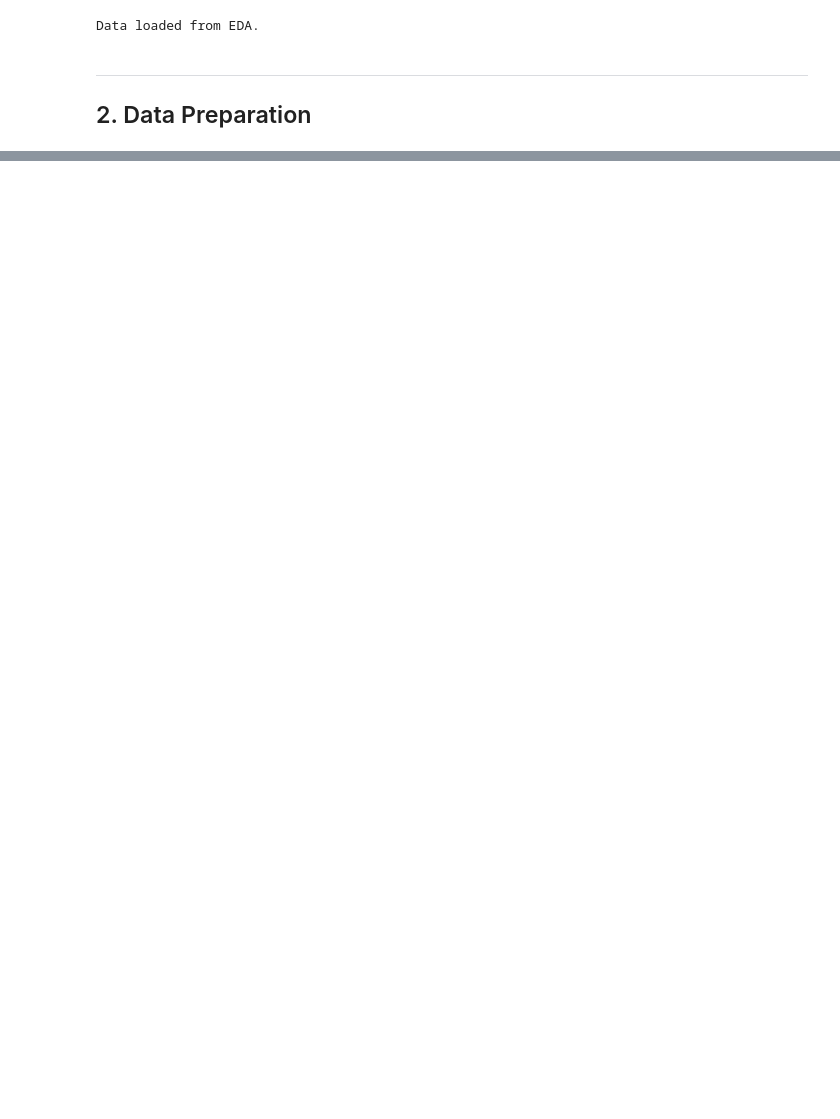
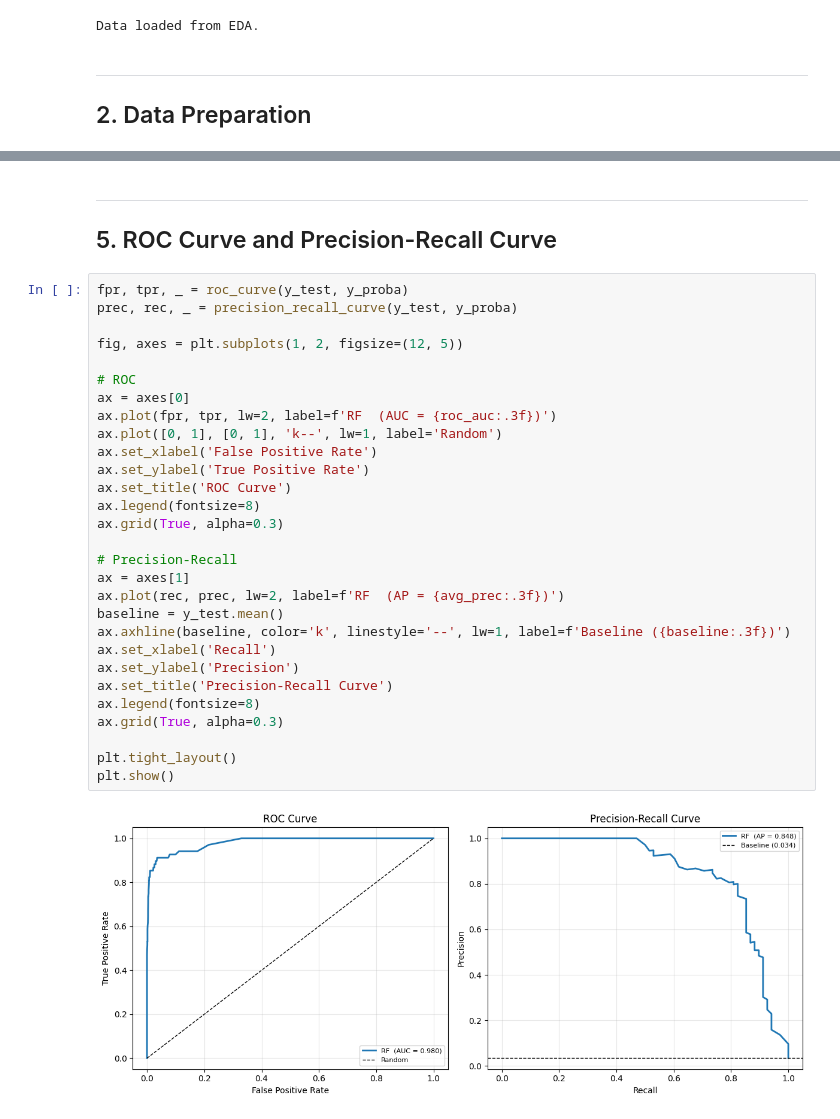
Before and after one commit to hadoyyo/Machine-Predictive-Maintenance-Expert-System, a Jupyter notebook: rf_model.ipynb, the cells around one changed output, grey strips where cells are left out. Cells and saved outputs as stored; diff of their text form; blank space fills up the shorter version.

```diff
--- a/rf_model.ipynb
+++ b/rf_model.ipynb
@@ -46,0 +106,34 @@ Features: 8
+# %% [markdown]
+---
+## 5. ROC Curve and Precision-Recall Curve
+# %%
+fpr, tpr, _ = roc_curve(y_test, y_proba)
+prec, rec, _ = precision_recall_curve(y_test, y_proba)
+
+fig, axes = plt.subplots(1, 2, figsize=(12, 5))
+
+# ROC
+ax = axes[0]
+ax.plot(fpr, tpr, lw=2, label=f'RF  (AUC = {roc_auc:.3f})')
+ax.plot([0, 1], [0, 1], 'k--', lw=1, label='Random')
+ax.set_xlabel('False Positive Rate')
+ax.set_ylabel('True Positive Rate')
+ax.set_title('ROC Curve')
+ax.legend(fontsize=8)
+ax.grid(True, alpha=0.3)
+
+# Precision-Recall
+ax = axes[1]
+ax.plot(rec, prec, lw=2, label=f'RF  (AP = {avg_prec:.3f})')
+baseline = y_test.mean()
+ax.axhline(baseline, color='k', linestyle='--', lw=1, label=f'Baseline ({baseline:.3f})')
+ax.set_xlabel('Recall')
+ax.set_ylabel('Precision')
+ax.set_title('Precision-Recall Curve')
+ax.legend(fontsize=8)
+ax.grid(True, alpha=0.3)
+
+plt.tight_layout()
+plt.show()
+# %% [output]
+[figure, added]
```
Also changed, not shown: parts of 11 cells of this notebook.
